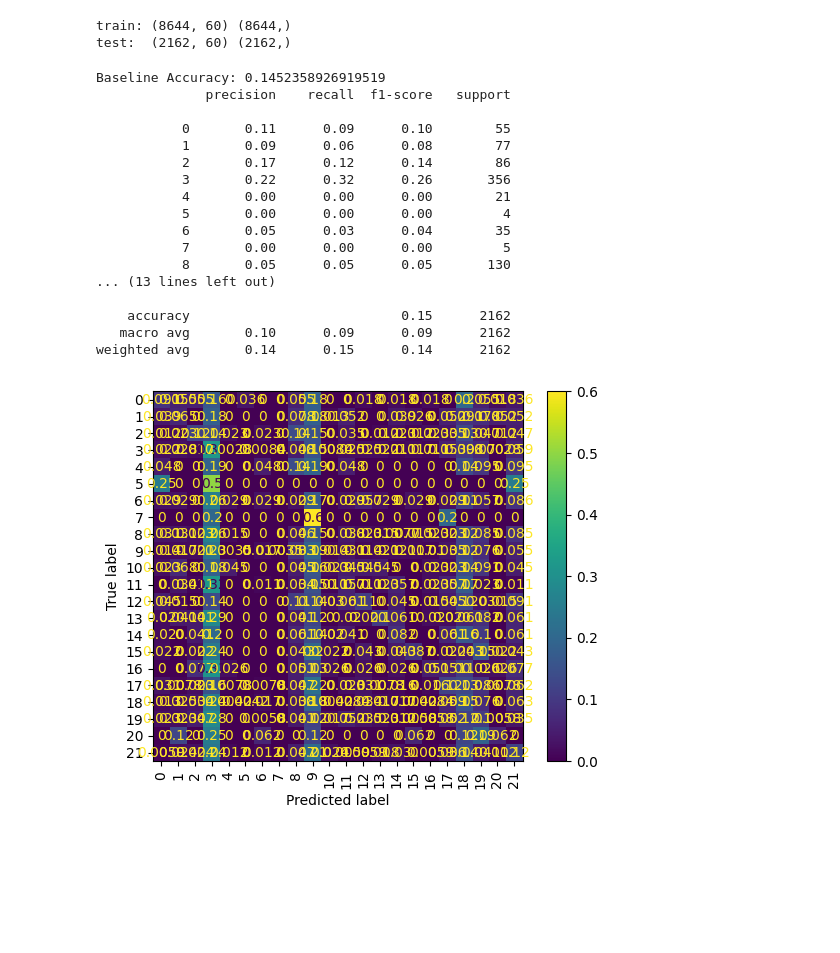
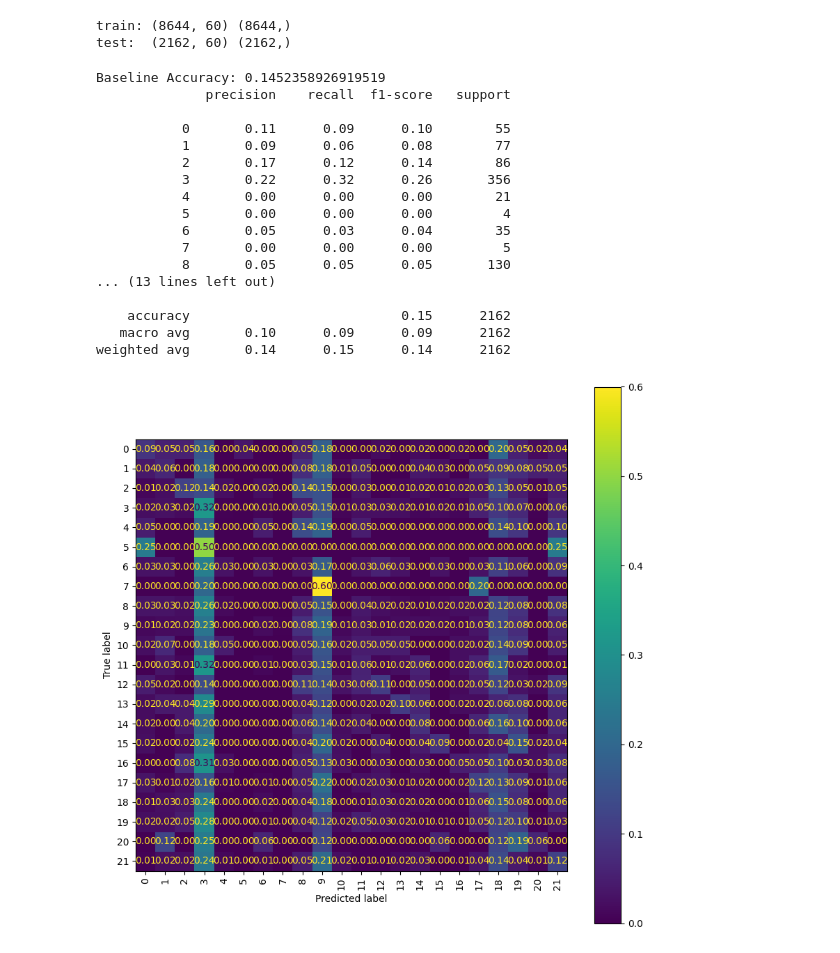
Before and after one commit to AngelaLee03/ProjectFinalReport, a Jupyter notebook: models/random_forest.ipynb, the cells around one changed output. Saved outputs shown, nothing was run; the diff lists cells and outputs as text; code cells hidden in the pictures; blank space fills up the shorter version.

```diff
--- a/models/random_forest.ipynb
+++ b/models/random_forest.ipynb
@@ -34,35 +34,40 @@ y_pred_base = base_rf.predict(X_test)
 # %%
 # BASELINE EVALUATION
 # evaluate performance
 from sklearn.metrics import accuracy_score, classification_report, confusion_matrix, ConfusionMatrixDisplay
 import matplotlib.pyplot as plt
 
 print("Baseline Accuracy:", accuracy_score(y_test, y_pred_base))
 print(classification_report(y_test, y_pred_base))
 
 cm = confusion_matrix(y_test, y_pred_base, normalize='true')
+
+fig, ax = plt.subplots(figsize=(10, 10)) # fix to make more readable
+
 disp = ConfusionMatrixDisplay(confusion_matrix=cm)
-disp.plot(xticks_rotation=90)
+disp.plot(ax=ax, values_format=".2f")  # cleaner than default
+
+plt.xticks(rotation=90)
 plt.show()
 # %% [output]
 Baseline Accuracy: 0.1452358926919519
               precision    recall  f1-score   support
 
            0       0.11      0.09      0.10        55
            1       0.09      0.06      0.08        77
            2       0.17      0.12      0.14        86
            3       0.22      0.32      0.26       356
            4       0.00      0.00      0.00        21
            5       0.00      0.00      0.00         4
            6       0.05      0.03      0.04        35
            7       0.00      0.00      0.00         5
            8       0.05      0.05      0.05       130
 ... (13 lines left out)
 
     accuracy                           0.15      2162
    macro avg       0.10      0.09      0.09      2162
 weighted avg       0.14      0.15      0.14      2162
-[figure, old version]
+[figure, new version]
 # %%
 # result visualizations (tree visualization)
 from sklearn.tree import export_graphviz
```
Also changed, not shown: parts of 3 cells of this notebook.
